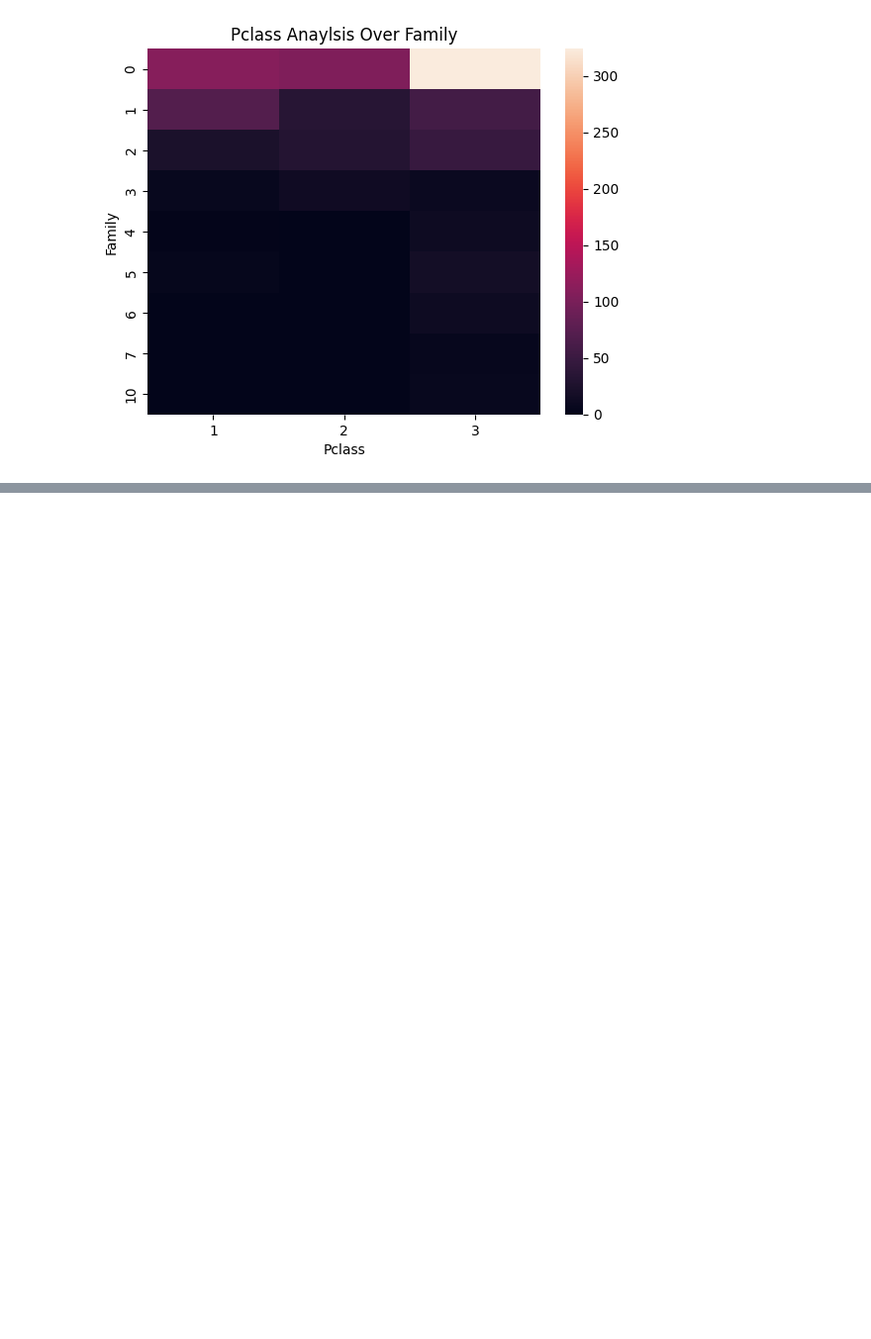
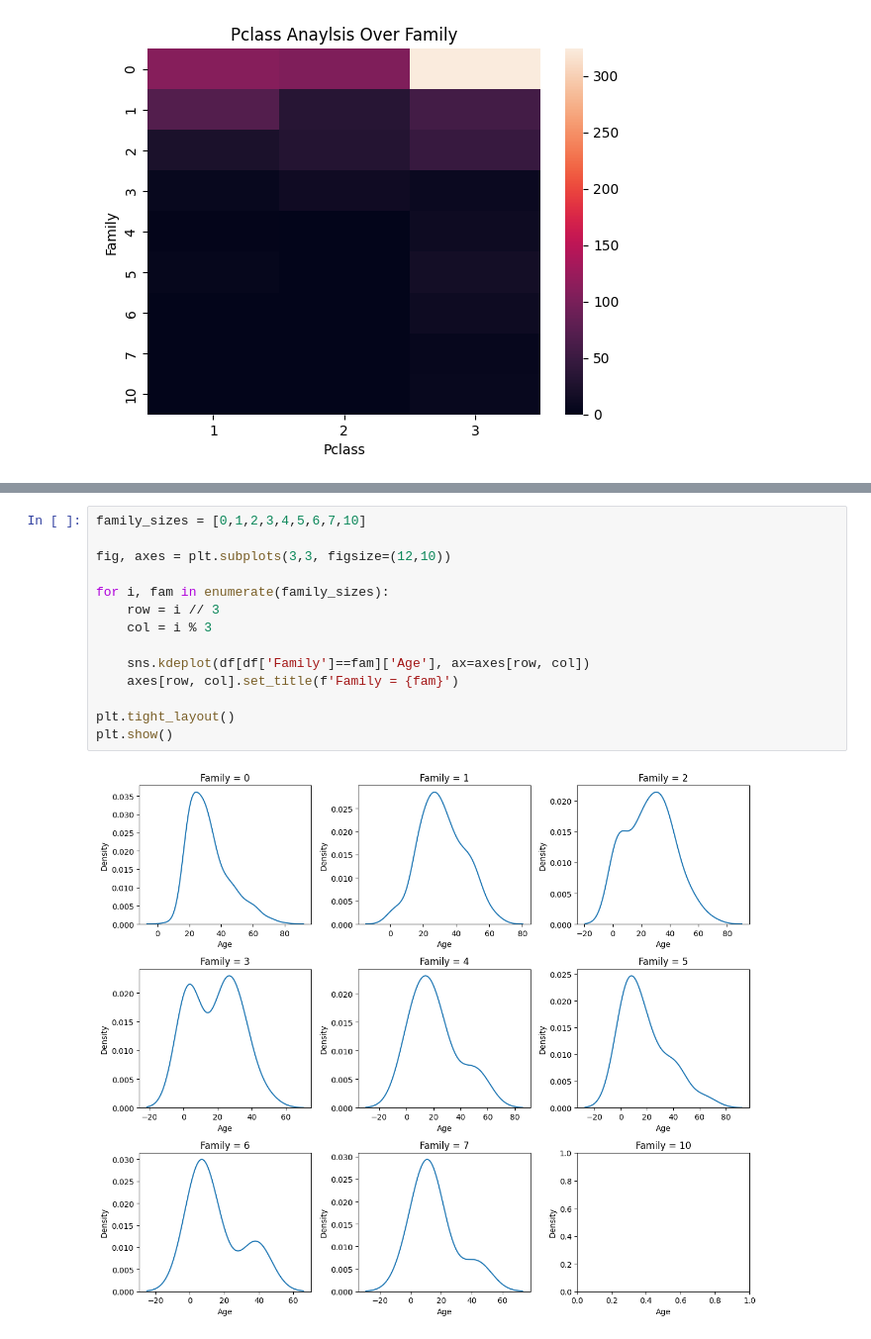
Before and after one commit to Muqaddas-Iftikhar/Titanic-Survival-Analysis, a Jupyter notebook: notebooks/titanic_survivals.ipynb, the cells around one changed output, grey strips where cells are left out. Shown at 99% size. Drawn from its saved outputs; the diff is of its cells as text; blank space fills up the shorter version.

```diff
--- a/notebooks/titanic_survivals.ipynb
+++ b/notebooks/titanic_survivals.ipynb
@@ -678,0 +689,16 @@ plt.show()
+# %%
+family_sizes = [0,1,2,3,4,5,6,7,10]
+
+fig, axes = plt.subplots(3,3, figsize=(12,10))
+
+for i, fam in enumerate(family_sizes):
+    row = i // 3
+    col = i % 3
+
+    sns.kdeplot(df[df['Family']==fam]['Age'], ax=axes[row, col])
+    axes[row, col].set_title(f'Family = {fam}')
+
+plt.tight_layout()
+plt.show()
+# %% [output]
+[figure, added]
```
Also changed, not shown: parts of 4 cells of this notebook.
